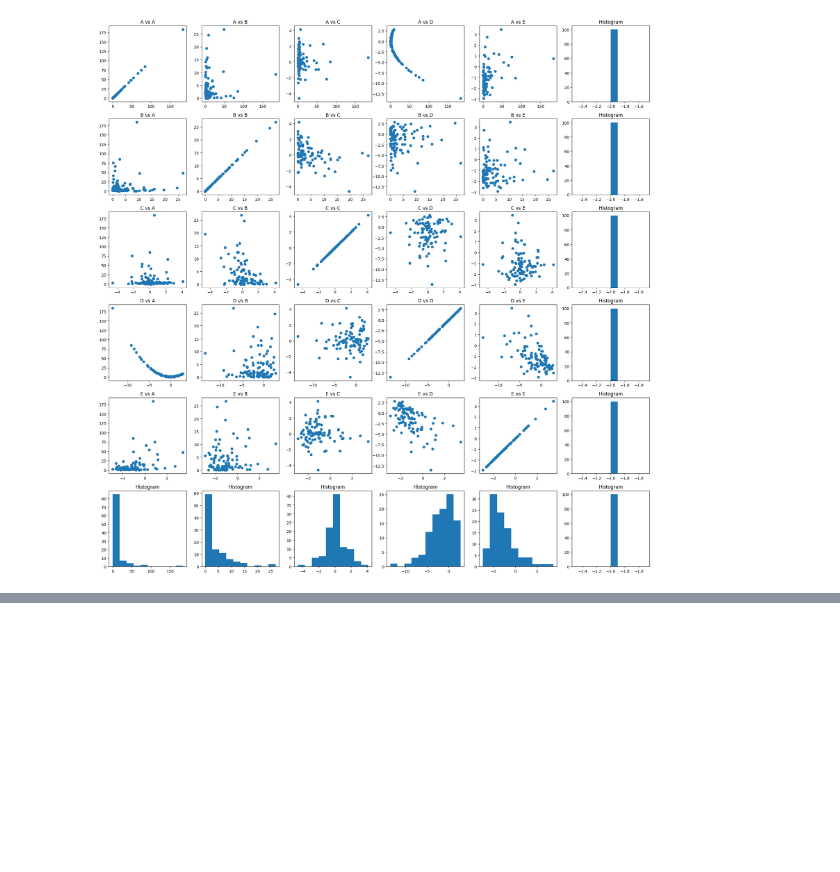
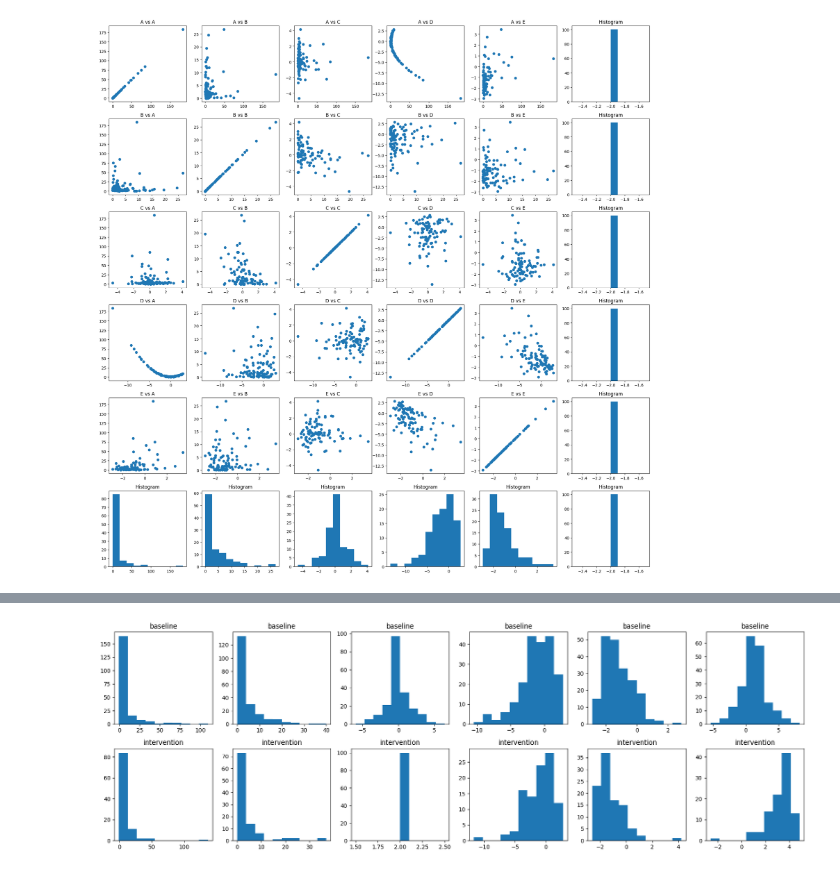
Before and after one commit to katinka314/AL_graph_project, a Jupyter notebook: main.ipynb, the cells around one changed output, grey strips where cells are left out. Saved outputs shown, nothing was run; the diff lists cells and outputs as text; code cells hidden in the pictures; blank space fills up the shorter version.

```diff
--- a/main.ipynb
+++ b/main.ipynb
@@ -69,0 +71,4 @@ plt.show()
+# %%
+plot_pairwise_hist(basedata, intC2_data)
+# %% [output]
+[figure, added]
```
Also changed, not shown: parts of 5 cells of this notebook.
